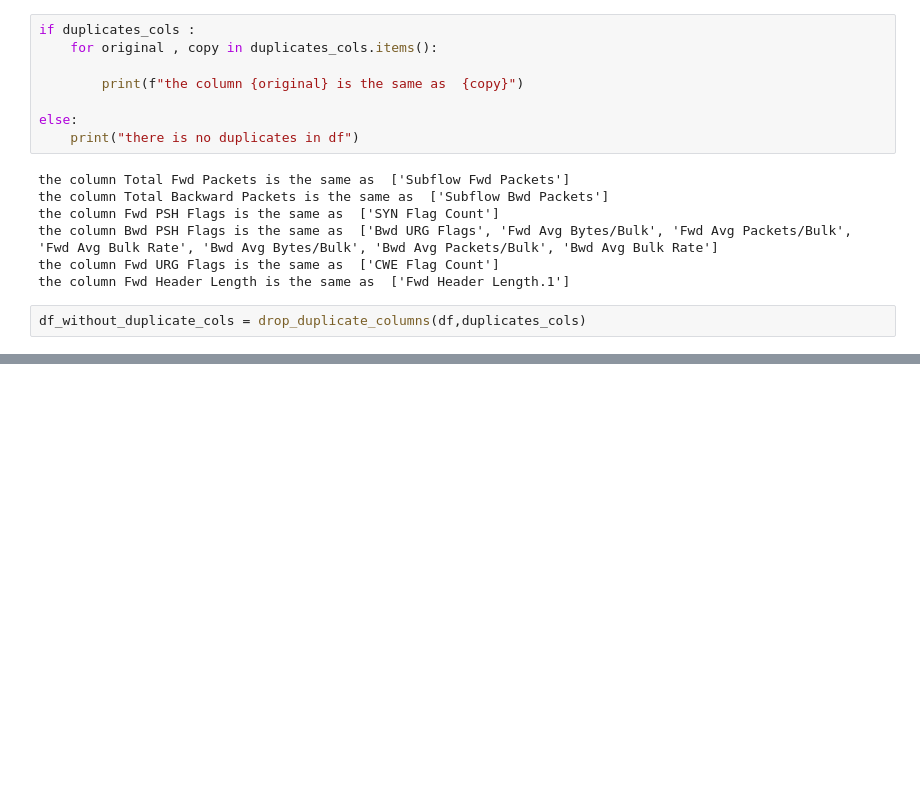
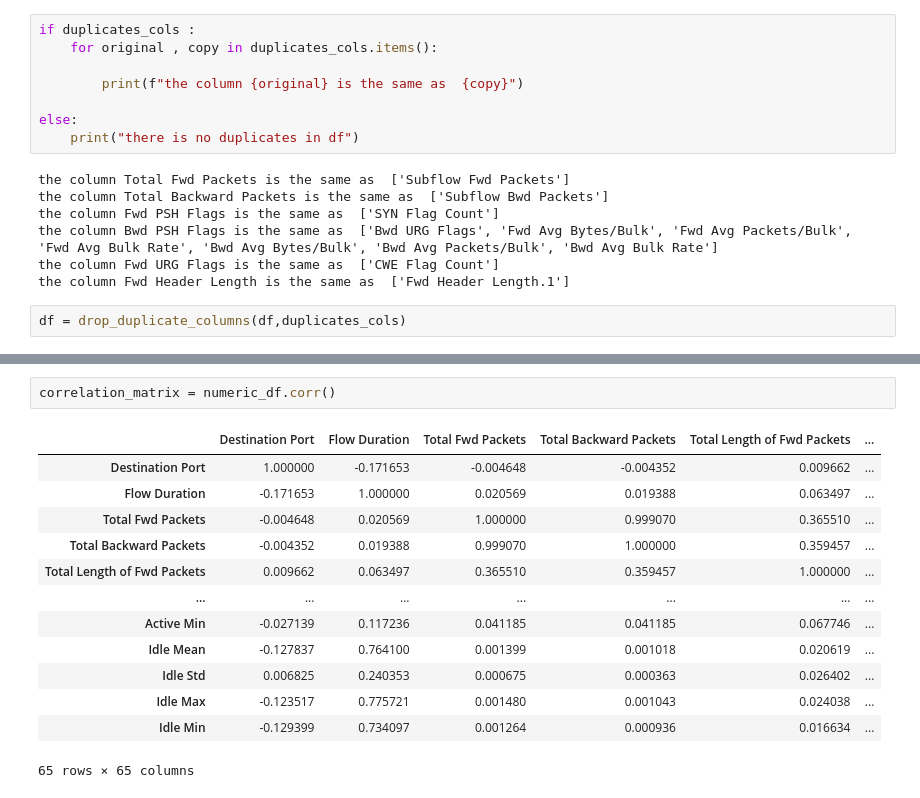
Before and after one commit to Ahmed-Mahmoud-M/deep-anomaly-ips, a Jupyter notebook: python/utils/preprocess.ipynb, the cells around one changed output, grey strips where cells are left out. Cells and saved outputs as stored; diff of their text form; blank space fills up the shorter version.

```diff
--- a/python/utils/preprocess.ipynb
+++ b/python/utils/preprocess.ipynb
@@ -204,5 +204,5 @@ the column Bwd PSH Flags is the same as  ['Bwd URG Flags', 'Fwd Avg Bytes/Bulk',
 the column Fwd URG Flags is the same as  ['CWE Flag Count']
 the column Fwd Header Length is the same as  ['Fwd Header Length.1']
 # %%
-df_without_duplicate_cols = drop_duplicate_columns(df,duplicates_cols)
+df = drop_duplicate_columns(df,duplicates_cols)
 # %%
@@ -211,0 +268,16 @@ df_without_duplicate_cols.shape
+# %%
+correlation_matrix = numeric_df.corr()
+# %% [output]
+|  | Destination Port | Flow Duration | Total Fwd Packets | Total Backward Packets | Total Length of Fwd Packets | ... |
+| Destination Port | 1.000000 | -0.171653 | -0.004648 | -0.004352 | 0.009662 | ... |
+| Flow Duration | -0.171653 | 1.000000 | 0.020569 | 0.019388 | 0.063497 | ... |
+| Total Fwd Packets | -0.004648 | 0.020569 | 1.000000 | 0.999070 | 0.365510 | ... |
+| Total Backward Packets | -0.004352 | 0.019388 | 0.999070 | 1.000000 | 0.359457 | ... |
+| Total Length of Fwd Packets | 0.009662 | 0.063497 | 0.365510 | 0.359457 | 1.000000 | ... |
+| ... | ... | ... | ... | ... | ... | ... |
+| Active Min | -0.027139 | 0.117236 | 0.041185 | 0.041185 | 0.067746 | ... |
+| Idle Mean | -0.127837 | 0.764100 | 0.001399 | 0.001018 | 0.020619 | ... |
+| Idle Std | 0.006825 | 0.240353 | 0.000675 | 0.000363 | 0.026402 | ... |
+| Idle Max | -0.123517 | 0.775721 | 0.001480 | 0.001043 | 0.024038 | ... |
+| Idle Min | -0.129399 | 0.734097 | 0.001264 | 0.000936 | 0.016634 | ... |
+65 rows × 65 columns
```
Also changed, not shown: parts of 15 cells of this notebook.
